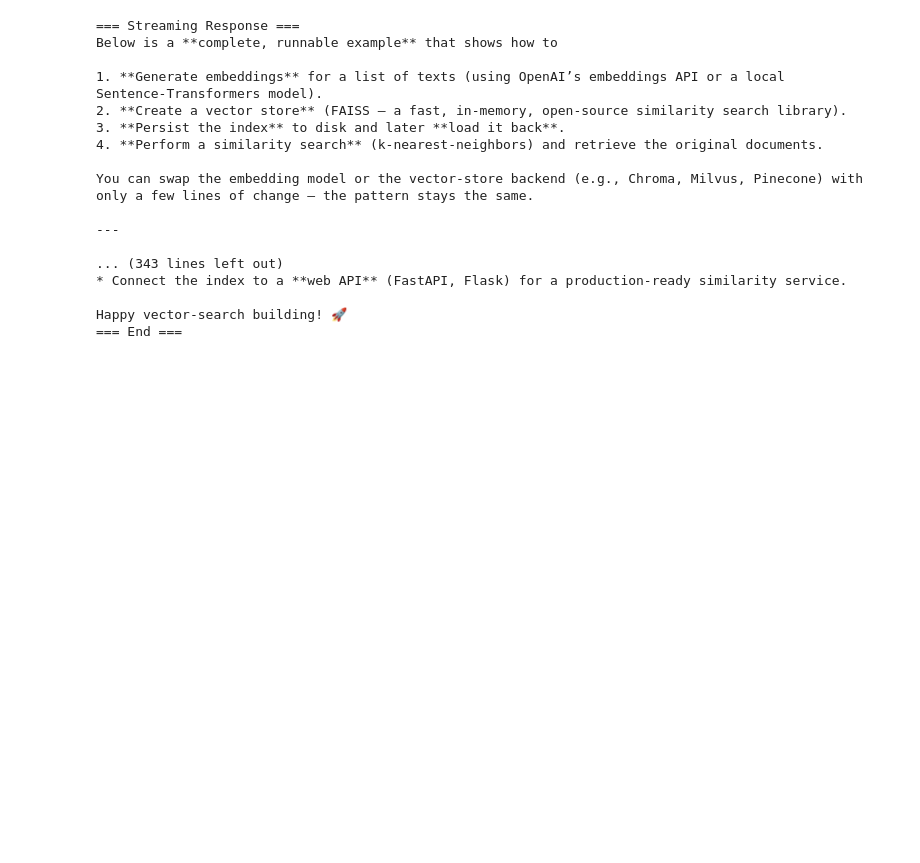
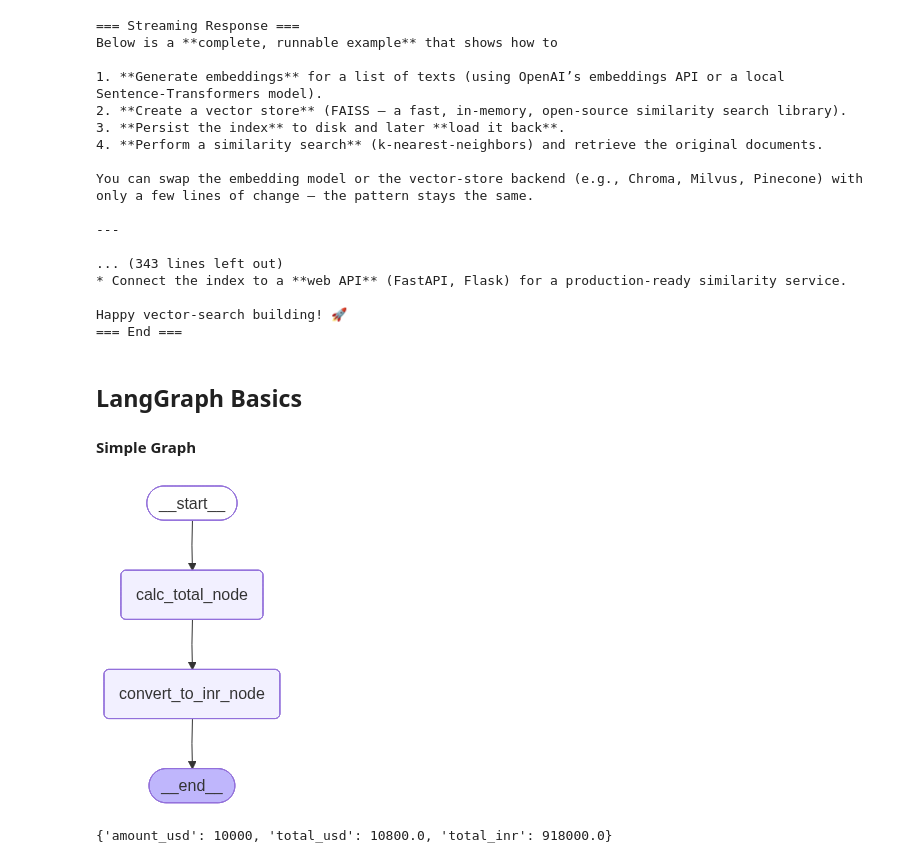
Before and after one commit to AquibPy/RAGenius, a Jupyter notebook: notebooks/document.ipynb, the cells around one changed output. Cells and saved outputs as stored; diff of their text form; code cells hidden in the pictures; blank space fills up the shorter version.

Commit message:
UPDATE: added LangGraph basics

```diff
--- a/notebooks/document.ipynb
+++ b/notebooks/document.ipynb
@@ -1150,3 +1150,41 @@ You can swap the embedding model or the vector‑store backend (e.g., Chroma, Mi
 
 Happy vector‑search building! 🚀
 === End ===
+# %% [markdown]
+## LangGraph Basics
+
+#### Simple Graph
+# %%
+from typing import TypedDict
+from langgraph.graph import START, END, StateGraph
+
+class PortfolioState(TypedDict):
+    amount_usd: float
+    total_usd: float
+    total_inr: float
+
+def calc_total(state: PortfolioState)-> PortfolioState:
+    state['total_usd'] = state['amount_usd'] * 1.08
+    return state
+
+def convert_to_inr(state: PortfolioState)-> PortfolioState:
+    state['total_inr'] = state['total_usd'] * 85
+    return state
+
+builder = StateGraph(PortfolioState)
+
+builder.add_node("calc_total_node", calc_total)
+builder.add_node("convert_to_inr_node",convert_to_inr)
+
+builder.add_edge(START,"calc_total_node")
+builder.add_edge("calc_total_node","convert_to_inr_node")
+builder.add_edge("convert_to_inr_node",END)
+
+graph = builder.compile()
+graph
+# %% [output]
+[figure, added]
+# %%
+graph.invoke({"amount_usd": 10000})
+# %% [output]
+{'amount_usd': 10000, 'total_usd': 10800.0, 'total_inr': 918000.0}
```
Also changed, not shown: parts of 24 cells of this notebook, 1 other file.
